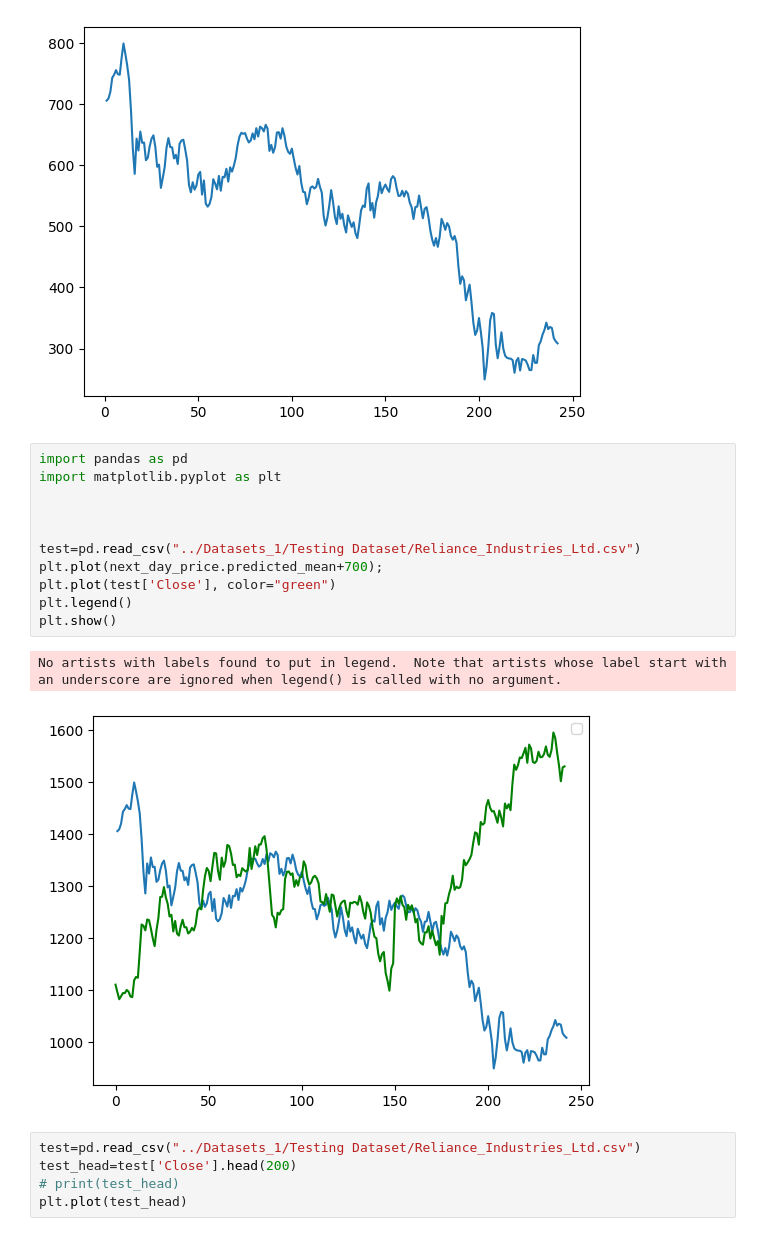
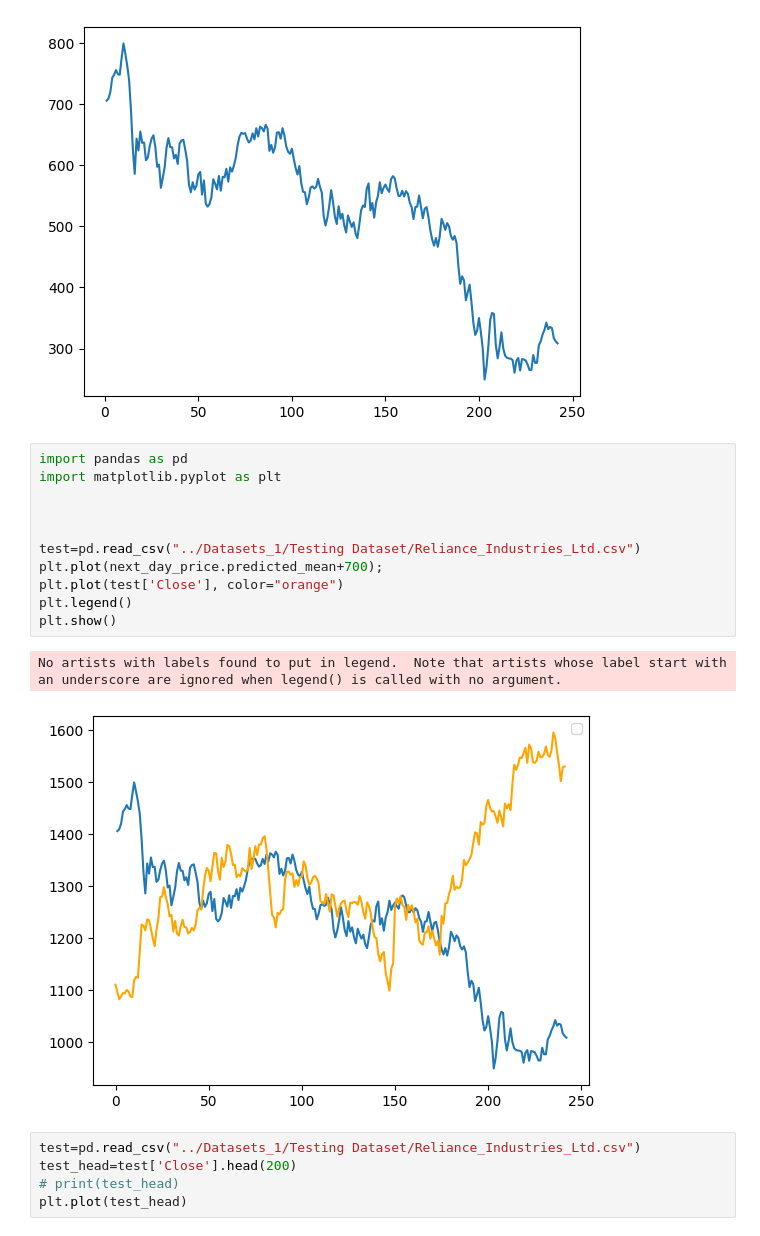
Before and after one commit to dishagupta2413/Major_Project_, a Jupyter notebook: ArimaKavya/aic.ipynb, the cells around one changed output. Drawn from its saved outputs; the diff is of its cells as text.

```diff
--- a/ArimaKavya/aic.ipynb
+++ b/ArimaKavya/aic.ipynb
@@ -103,17 +103,17 @@ Name: predicted_mean, Length: 242, dtype: float64
 # %%
 import pandas as pd
 import matplotlib.pyplot as plt
 
 
 
 test=pd.read_csv("../Datasets_1/Testing Dataset/Reliance_Industries_Ltd.csv")
 plt.plot(next_day_price.predicted_mean+700);
-plt.plot(test['Close'], color="green")
+plt.plot(test['Close'], color="orange")
 plt.legend()
 plt.show()
 # %% [output]
 No artists with labels found to put in legend.  Note that artists whose label start with an underscore are ignored when legend() is called with no argument.
-[figure, old version]
+[figure, new version]
 # %%
 test=pd.read_csv("../Datasets_1/Testing Dataset/Reliance_Industries_Ltd.csv")
 test_head=test['Close'].head(200)
```
Also changed, not shown: parts of 1 cell of this notebook, 12 other files.
